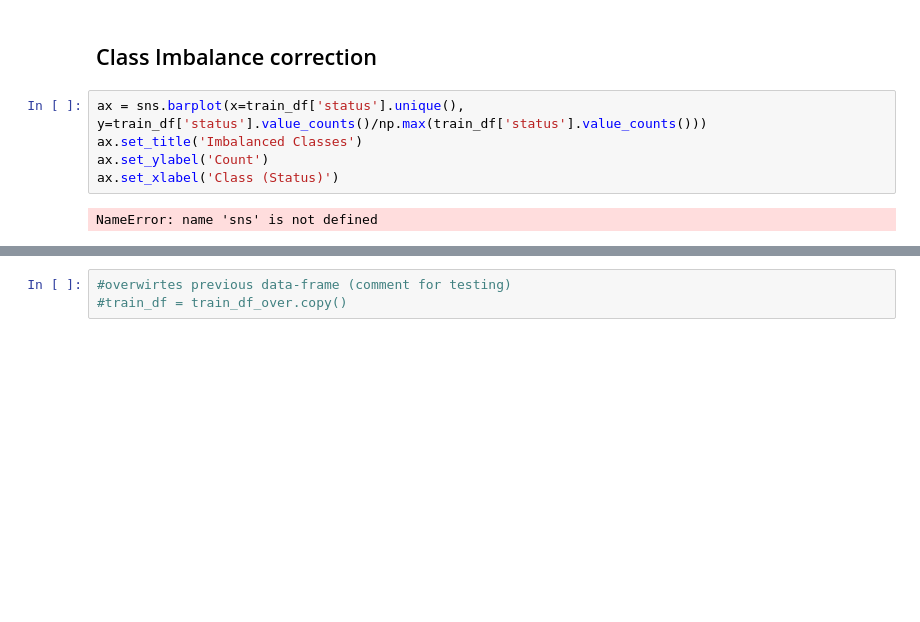
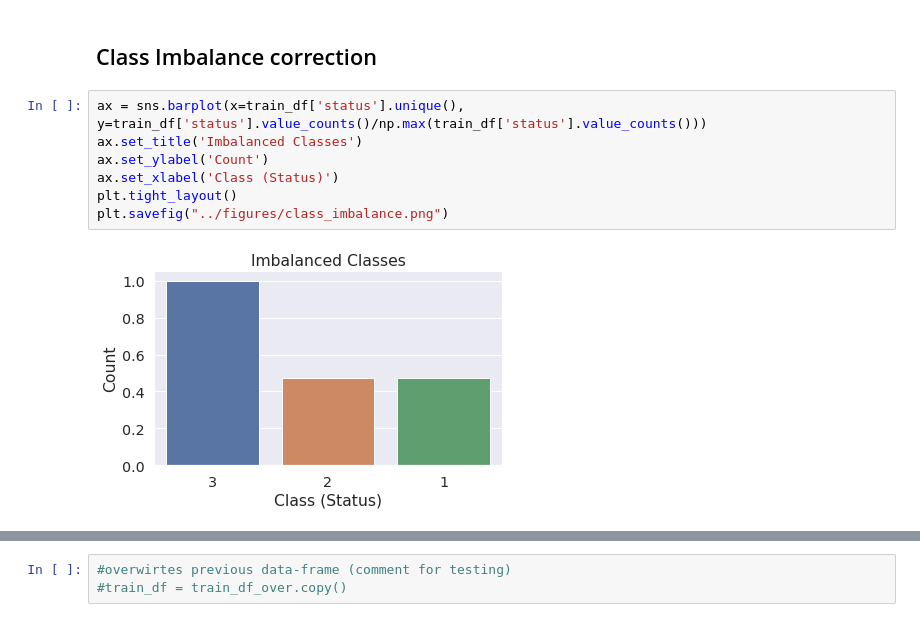
Before and after one commit to andrea-fantini/Predictive_Maintenance_Fanjet, a Jupyter notebook: notebooks/4 - Data Pre-processing.ipynb, the cells around one changed output, grey strips where cells are left out. Drawn from its saved outputs; the diff is of its cells as text; blank space fills up the shorter version.

```diff
--- a/notebooks/4 - Data Pre-processing.ipynb
+++ b/notebooks/4 - Data Pre-processing.ipynb
@@ -101,10 +116,12 @@ distplot_with_hue(data = test_df, hue='status',x='cycle_time')
 # %%
 ax = sns.barplot(x=train_df['status'].unique(), y=train_df['status'].value_counts()/np.max(train_df['status'].value_counts()))
 ax.set_title('Imbalanced Classes')
 ax.set_ylabel('Count')
 ax.set_xlabel('Class (Status)')
+plt.tight_layout()
+plt.savefig("../figures/class_imbalance.png")
 # %% [output]
-NameError: name 'sns' is not defined
+[figure, added]
 # %%
 #Random oversampling
 class3_count = len(train_df[train_df['status']==3]['status'])
```
Also changed, not shown: parts of 10 cells of this notebook, 26 other files.
